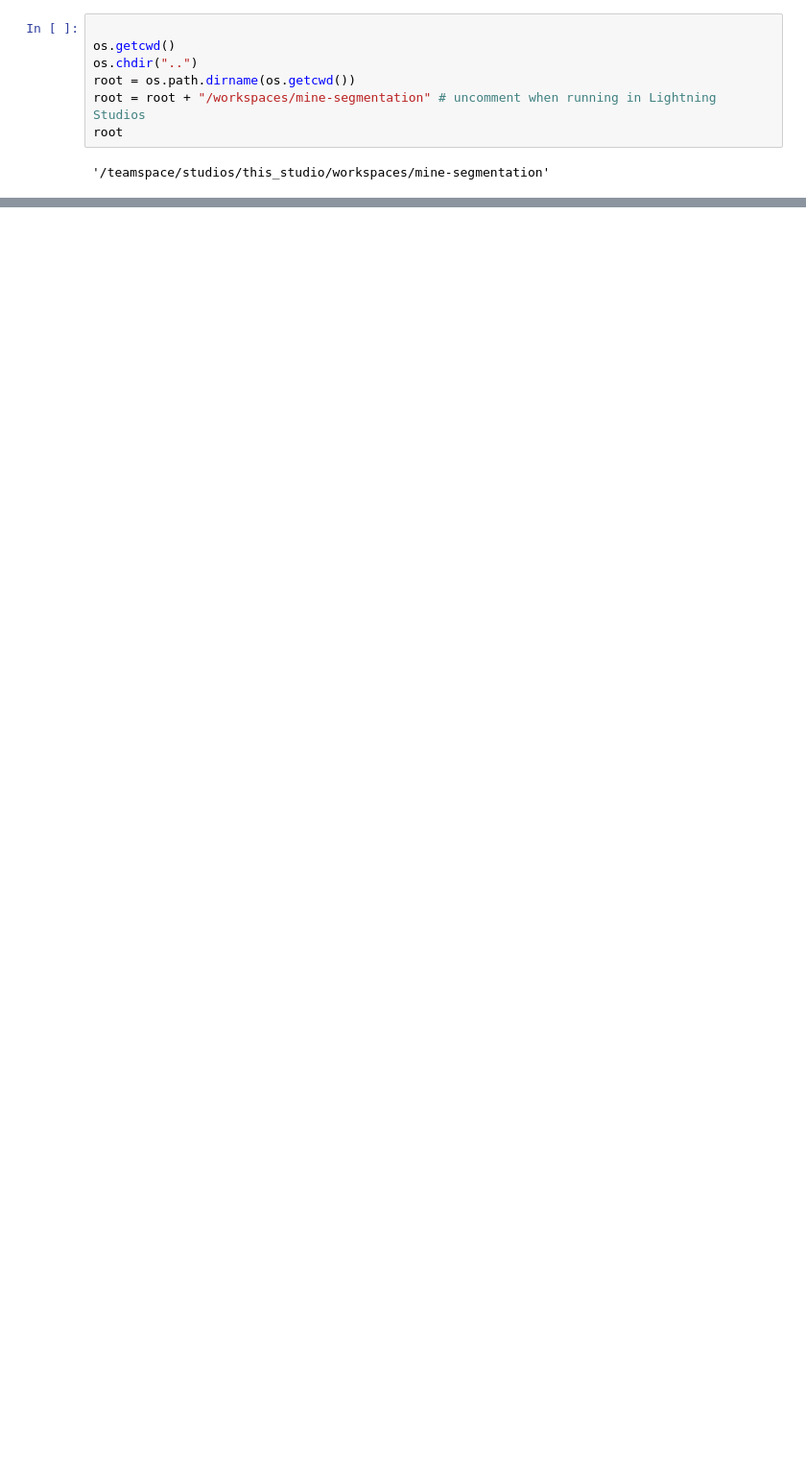
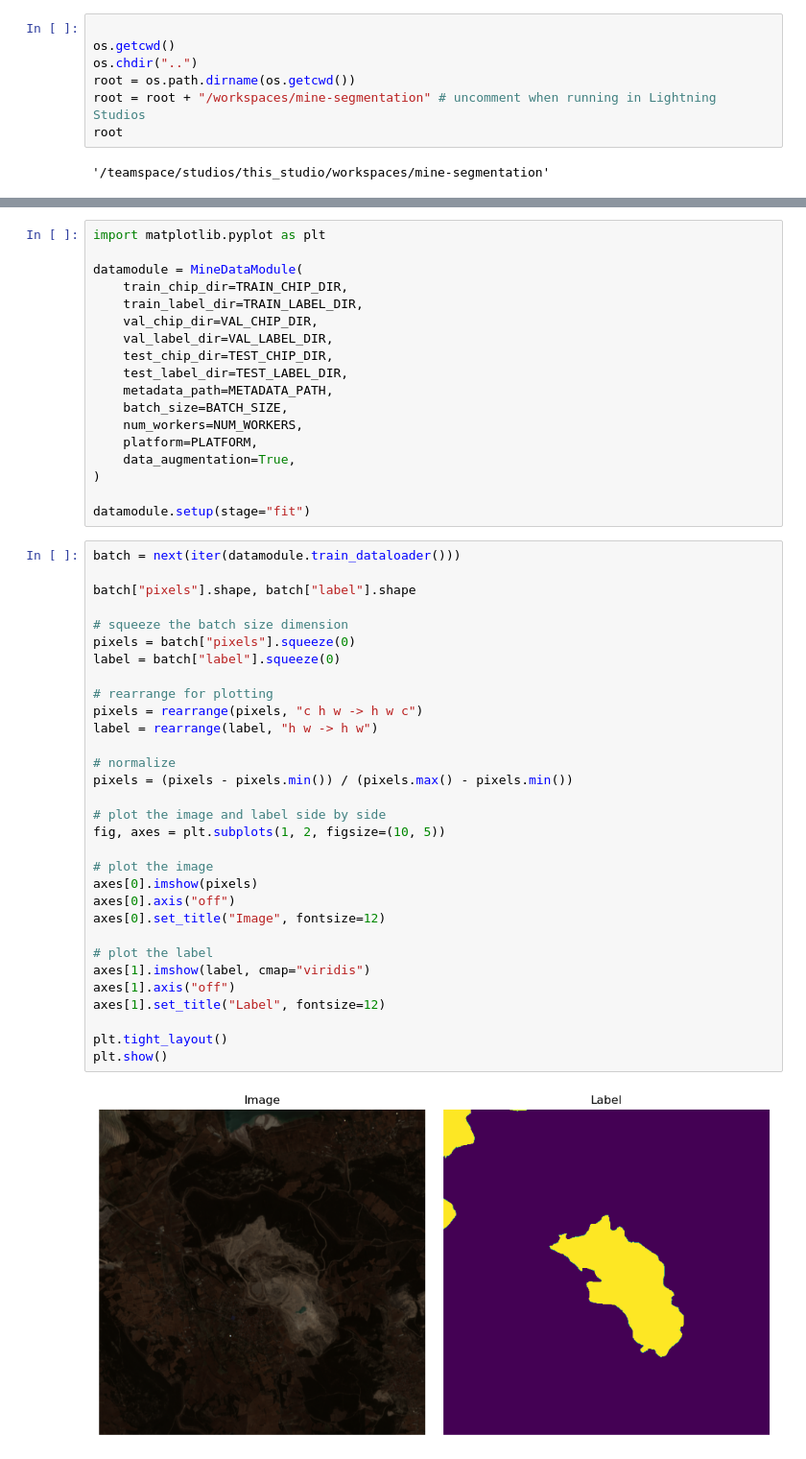
Before and after one commit to SimonJasansky/mine-segmentation, a Jupyter notebook: notebooks/data/06_check_chips.ipynb, the cells around one changed output, grey strips where cells are left out. Shown at 96% size. Saved outputs shown, nothing was run; the diff lists cells and outputs as text; blank space fills up the shorter version.

```diff
--- a/notebooks/data/06_check_chips.ipynb
+++ b/notebooks/data/06_check_chips.ipynb
@@ -38,0 +62,51 @@ len(numpy_files)
+# %%
+import matplotlib.pyplot as plt
+
+datamodule = MineDataModule(
+    train_chip_dir=TRAIN_CHIP_DIR,
+    train_label_dir=TRAIN_LABEL_DIR,
+    val_chip_dir=VAL_CHIP_DIR,
+    val_label_dir=VAL_LABEL_DIR,
+    test_chip_dir=TEST_CHIP_DIR,
+    test_label_dir=TEST_LABEL_DIR,
+    metadata_path=METADATA_PATH,
+    batch_size=BATCH_SIZE,
+    num_workers=NUM_WORKERS,
+    platform=PLATFORM,
+    data_augmentation=True,
+)
+
+datamodule.setup(stage="fit")
+# %%
+batch = next(iter(datamodule.train_dataloader()))
+
+batch["pixels"].shape, batch["label"].shape
+
+# squeeze the batch size dimension
+pixels = batch["pixels"].squeeze(0)
+label = batch["label"].squeeze(0)
+
+# rearrange for plotting
+pixels = rearrange(pixels, "c h w -> h w c")
+label = rearrange(label, "h w -> h w")
+
+# normalize
+pixels = (pixels - pixels.min()) / (pixels.max() - pixels.min())
+
+# plot the image and label side by side
+fig, axes = plt.subplots(1, 2, figsize=(10, 5))
+
+# plot the image
+axes[0].imshow(pixels)
+axes[0].axis("off")
+axes[0].set_title("Image", fontsize=12)
+
+# plot the label
+axes[1].imshow(label, cmap="viridis")
+axes[1].axis("off")
+axes[1].set_title("Label", fontsize=12)
+
+plt.tight_layout()
+plt.show()
+# %% [output]
+[figure, added]
```
Also changed, not shown: parts of 7 cells of this notebook, 2 other files.
